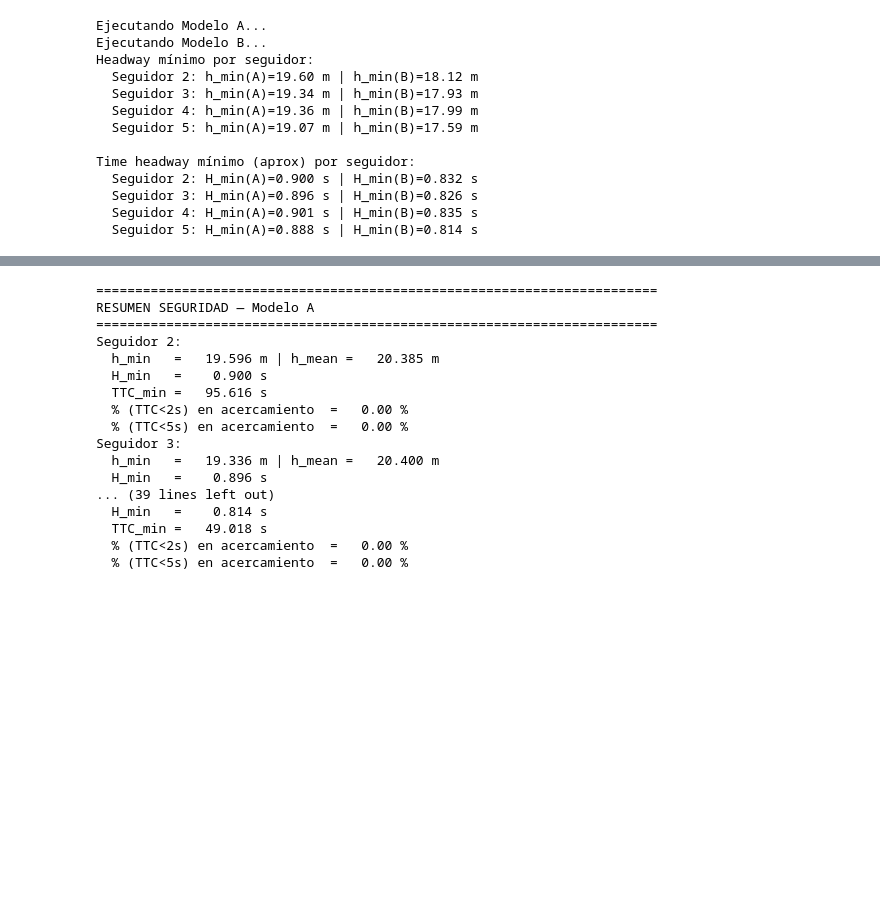
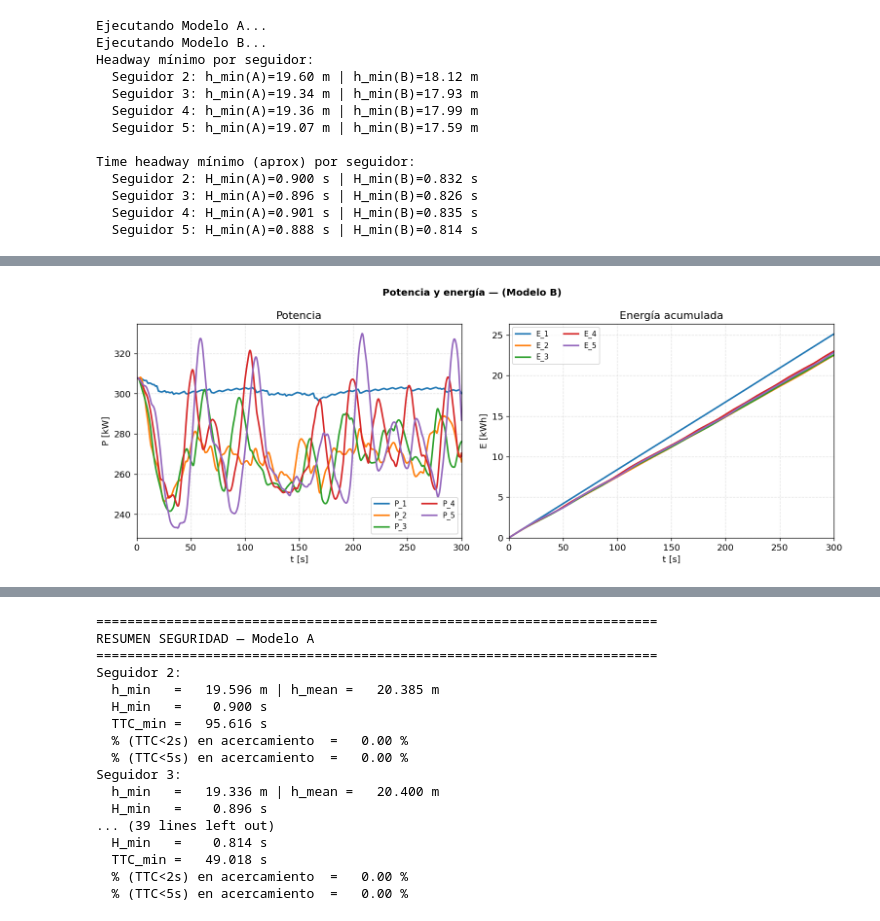
Before and after one commit to ngodoya/ModMat_Practicas, a Jupyter notebook: Proyecto/MoMa_Caso2.ipynb, the cells around one changed output, grey strips where cells are left out. Saved outputs shown, nothing was run; the diff lists cells and outputs as text; code cells hidden in the pictures; blank space fills up the shorter version.

```diff
--- a/Proyecto/MoMa_Caso2.ipynb
+++ b/Proyecto/MoMa_Caso2.ipynb
@@ -424,0 +526,18 @@ plt.tight_layout(); plt.show()
+# %%
+# Potencia y energía (Modelo B)
+fig3, ax3 = plt.subplots(1, 2, figsize=(13,5))
+fig3.suptitle('Potencia y energía — (Modelo B)', fontsize=12, fontweight='bold')
+for i in range(N):
+    ax3[0].plot(tB2, PB2[:,i]/1000.0, label=f'P_{i+1}')
+    ax3[1].plot(tB2, EB2[:,i]/3.6e6, label=f'E_{i+1}')
+ax3[0].set_xlim([0, tf])
+ax3[1].set_xlim([0, tf])
+ax3[1].set_ylim(0, None)
+ax3[0].set_xlabel('t [s]'); ax3[0].set_ylabel('P [kW]'); ax3[0].set_title('Potencia')
+ax3[1].set_xlabel('t [s]'); ax3[1].set_ylabel('E [kWh]'); ax3[1].set_title('Energía acumulada')
+ax3[0].legend(fontsize=9, ncol=2)
+ax3[1].legend(fontsize=9, ncol=2)
+plt.tight_layout()
+plt.savefig("02_fig_potencia_energia.png", dpi=150, bbox_inches="tight")
+# %% [output]
+[figure, added]
```
Also changed, not shown: parts of 18 cells of this notebook, 15 other files.
